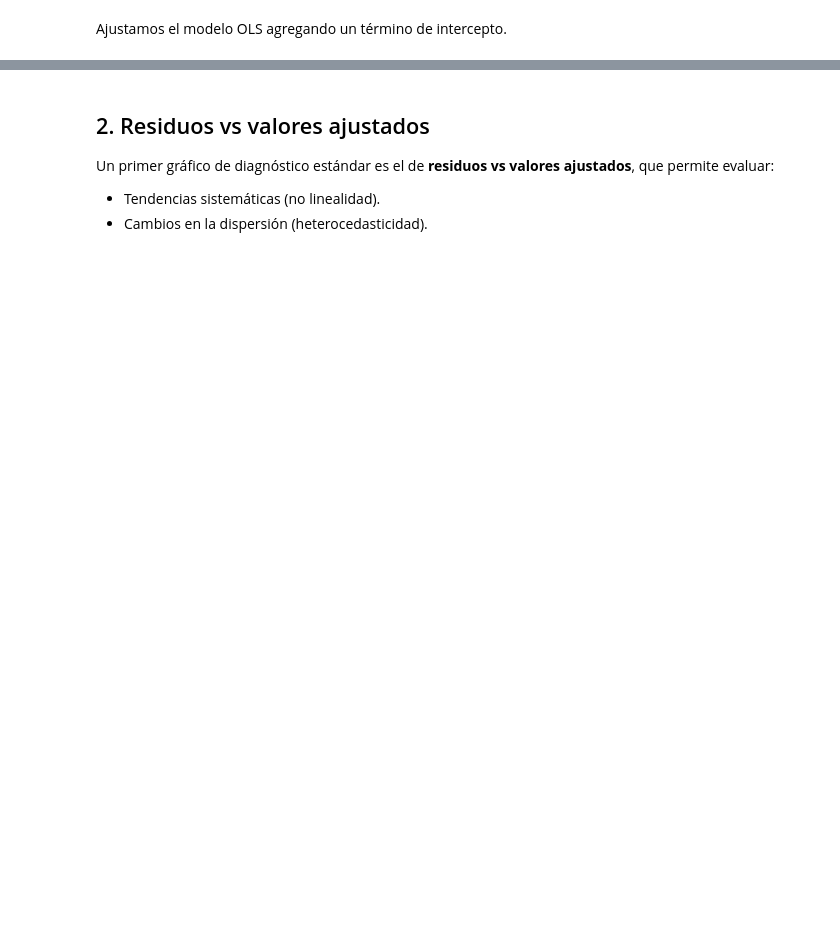
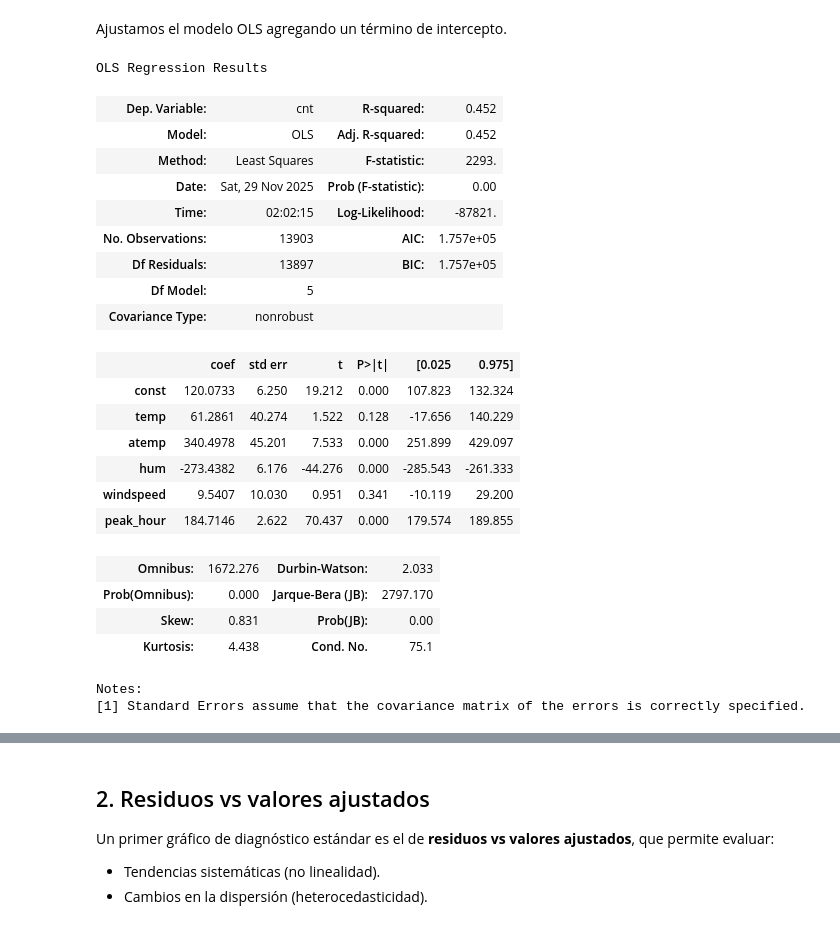
Before and after one commit to Efrainfernando/bike-sharing-project, a Jupyter notebook: _sources/cap4-diagnostico.ipynb, the cells around one changed output, grey strips where cells are left out. Saved outputs shown, nothing was run; the diff lists cells and outputs as text; code cells hidden in the pictures; blank space fills up the shorter version.

```diff
--- a/_sources/cap4-diagnostico.ipynb
+++ b/_sources/cap4-diagnostico.ipynb
@@ -54,11 +73,35 @@ X_train.shape, X_test.shape
 # %% [markdown]
 Ajustamos el modelo OLS agregando un término de intercepto.
 # %%
-X_train_const = sm.add_constant(X_train)
+X_train_const = sm.add_constant(X_train, has_constant="add")
 X_test_const = sm.add_constant(X_test, has_constant='add')
 
 ols = sm.OLS(y_train, X_train_const).fit()
-ols
+ols.summary()
+# %% [output]
+OLS Regression Results
+| Dep. Variable: | cnt | R-squared: | 0.452 |
+| Model: | OLS | Adj. R-squared: | 0.452 |
+| Method: | Least Squares | F-statistic: | 2293. |
+| Date: | Sat, 29 Nov 2025 | Prob (F-statistic): | 0.00 |
+| Time: | 02:02:15 | Log-Likelihood: | -87821. |
+| No. Observations: | 13903 | AIC: | 1.757e+05 |
+| Df Residuals: | 13897 | BIC: | 1.757e+05 |
+| Df Model: | 5 |  |  |
+| Covariance Type: | nonrobust |  |  |
+|  | coef | std err | t | P>|t| | [0.025 | 0.975] |
+| const | 120.0733 | 6.250 | 19.212 | 0.000 | 107.823 | 132.324 |
+| temp | 61.2861 | 40.274 | 1.522 | 0.128 | -17.656 | 140.229 |
+| atemp | 340.4978 | 45.201 | 7.533 | 0.000 | 251.899 | 429.097 |
+| hum | -273.4382 | 6.176 | -44.276 | 0.000 | -285.543 | -261.333 |
+| windspeed | 9.5407 | 10.030 | 0.951 | 0.341 | -10.119 | 29.200 |
+| peak_hour | 184.7146 | 2.622 | 70.437 | 0.000 | 179.574 | 189.855 |
+| Omnibus: | 1672.276 | Durbin-Watson: | 2.033 |
+| Prob(Omnibus): | 0.000 | Jarque-Bera (JB): | 2797.170 |
+| Skew: | 0.831 | Prob(JB): | 0.00 |
+| Kurtosis: | 4.438 | Cond. No. | 75.1 |
+Notes:
+[1] Standard Errors assume that the covariance matrix of the errors is correctly specified.
 # %%
 # Predicciones y residuales en entrenamiento
 y_pred_train = ols.predict(X_train_const)
```
Also changed, not shown: parts of 12 cells of this notebook, 35 other files.
